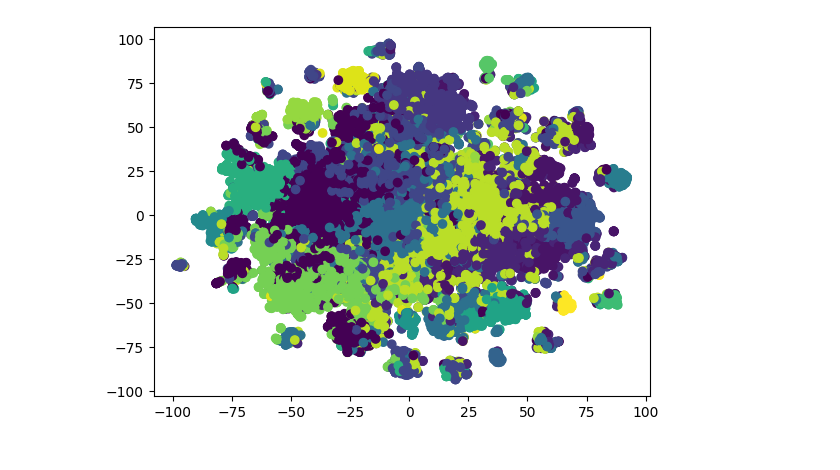
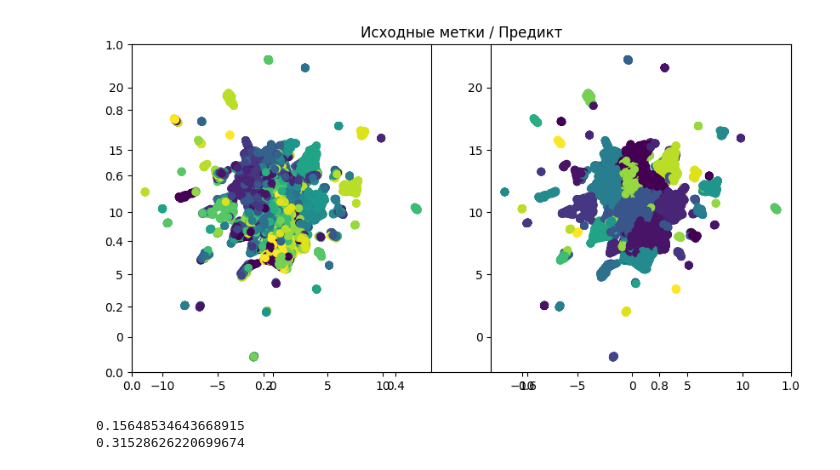
Before and after one commit to atnott/hw-labs, a Jupyter notebook: ai/news-from-field/main.ipynb, the cells around one changed output. Drawn from its saved outputs; the diff is of its cells as text; code cells hidden in the pictures.

```diff
--- a/ai/news-from-field/main.ipynb
+++ b/ai/news-from-field/main.ipynb
@@ -28,11 +56,14 @@ plt.show()
-# %%
-from sklearn.cluster import KMeans
-
-n_clusters = len(data.target_names)
-kmeans = KMeans(n_clusters=n_clusters, random_state=42)
-yp = kmeans.fit_predict(X_50)
-
-plt.scatter(X_2[:, 0], X_2[:, 1], c=yp)
-plt.show()
-# %% [output]
-[figure, removed]
+# %%
+## Пробуем через umap
+
+import umap
+X_50 = umap.UMAP(n_components=50).fit_transform(X_svd)
+X_2 = umap.UMAP(n_components=2).fit_transform(X_svd)
+
+yp = get_yp(X_50, names)
+plot_data(X_2, yp, y)
+get_metrics(y, yp)
+# %% [output]
+[figure, added]
+0.15648534643668915
+0.31528626220699674
```
Also changed, not shown: parts of 8 cells of this notebook.
